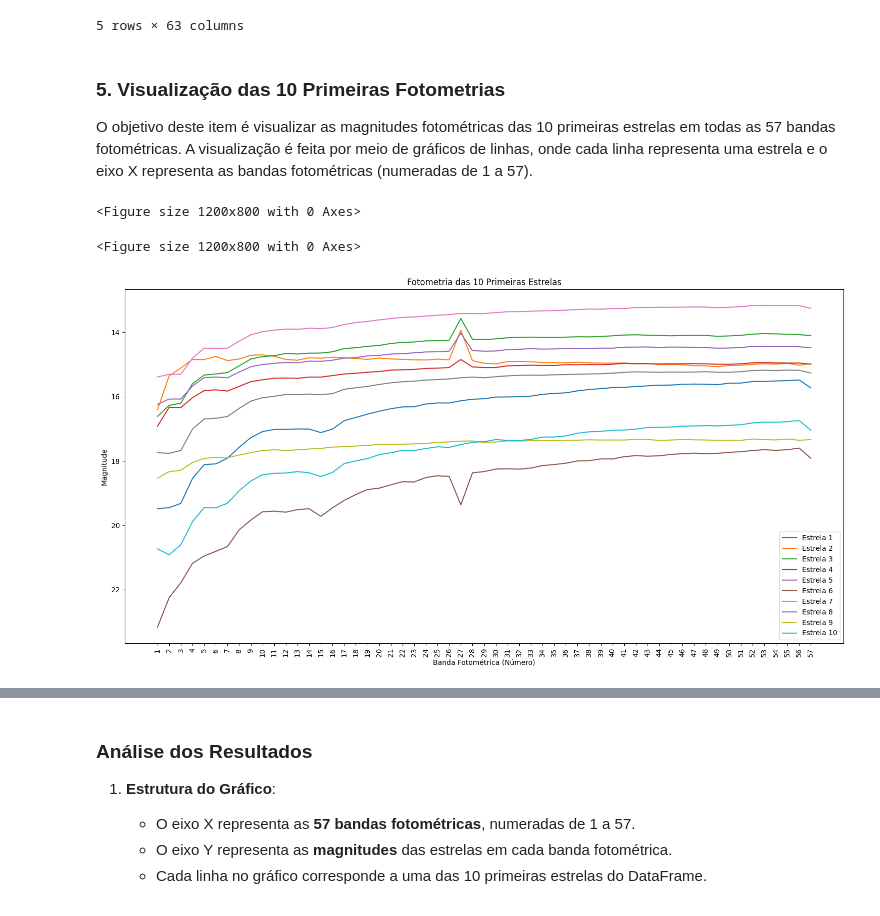
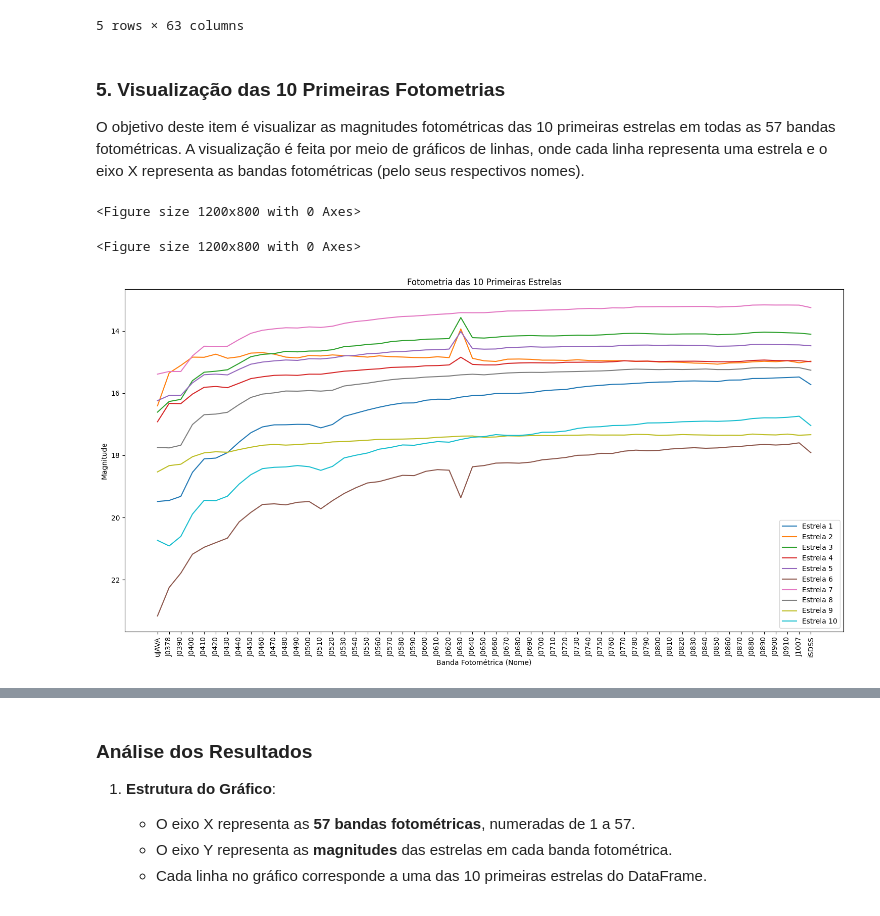
Before and after one commit to HenryLimaa/JPasEDR-Gaia, a Jupyter notebook: Fotometria_Estrelas_Analise.ipynb, the cells around one changed output, grey strips where cells are left out. Saved outputs shown, nothing was run; the diff lists cells and outputs as text; code cells hidden in the pictures.

```diff
--- a/Fotometria_Estrelas_Analise.ipynb
+++ b/Fotometria_Estrelas_Analise.ipynb
@@ -76,7 +76,7 @@ DataFrame após divisão da coluna de fotometria:
 # %% [markdown]
 ### 5. Visualização das 10 Primeiras Fotometrias
 
-O objetivo deste item é visualizar as magnitudes fotométricas das 10 primeiras estrelas em todas as 57 bandas fotométricas. A visualização é feita por meio de gráficos de linhas, onde cada linha representa uma estrela e o eixo X representa as bandas fotométricas (numeradas de 1 a 57).
+O objetivo deste item é visualizar as magnitudes fotométricas das 10 primeiras estrelas em todas as 57 bandas fotométricas. A visualização é feita por meio de gráficos de linhas, onde cada linha representa uma estrela e o eixo X representa as bandas fotométricas (pelo seus respectivos nomes).
 # %%
 #Vamos plotar as 10 primeiras fotometrias como gráficos de linhas.
 plt.figure(figsize=(12, 8))
@@ -84,27 +84,37 @@ plt.figure(figsize=(12, 8))
 <Figure size 1200x800 with 0 Axes>
 <Figure size 1200x800 with 0 Axes>
 # %%
+# Carregar o arquivo CSV
+df_filters = pd.read_csv('/content/804024.csv')
+
+# Extrair os nomes das bandas fotométricas
+filter_names = df_filters['name'].tolist()
+
+# Supondo que df seja o DataFrame que contém as magnitudes das estrelas
+# e que as colunas de fotometria sejam nomeadas como 'Fotometria_1', 'Fotometria_2', ..., 'Fotometria_57'
+columns_fotometria = [f'Fotometria_{i+1}' for i in range(57)]
+
 #Loop para plotar as 10 primeiras estrelas.
 
-plt.figure(figsize=(15, 8))  # Tamanho da figura aumentado para melhorar a visualização
-columns_fotometria = [f'Fotometria_{i+1}' for i in range(57)]
+# Criar a figura
+plt.figure(figsize=(15, 8))
 
-# Plotando as 10 primeiras estrelas
+# Plotar as 10 primeiras estrelas
 for i in range(10):
-    plt.plot(range(1, 58), df.loc[i, columns_fotometria], label=f'Estrela {i+1}')
+    plt.plot(filter_names, df.loc[i, columns_fotometria], label=f'Estrela {i+1}')
 
 # Configurações do eixo X
-plt.xlabel('Banda Fotométrica (Número)')
+plt.xlabel('Banda Fotométrica (Nome)')
 plt.ylabel('Magnitude')
 plt.title('Fotometria das 10 Primeiras Estrelas')
-plt.xticks(range(1, 58), rotation=90)  # Exibe números de 1 a 57 no eixo X
+plt.xticks(rotation=90)  # Rotaciona os rótulos do eixo X para melhor visualização
 
 # Invertendo o eixo Y para valores decrescentes
 plt.gca().invert_yaxis()
 
 # Adicionando a legenda e ajustando o layout
 plt.legend()
 plt.tight_layout()  # Ajusta o layout para evitar sobreposição
 plt.show()
 # %% [output]
-[figure, old version]
+[figure, new version]
```
Also changed, not shown: parts of 2 cells of this notebook.
